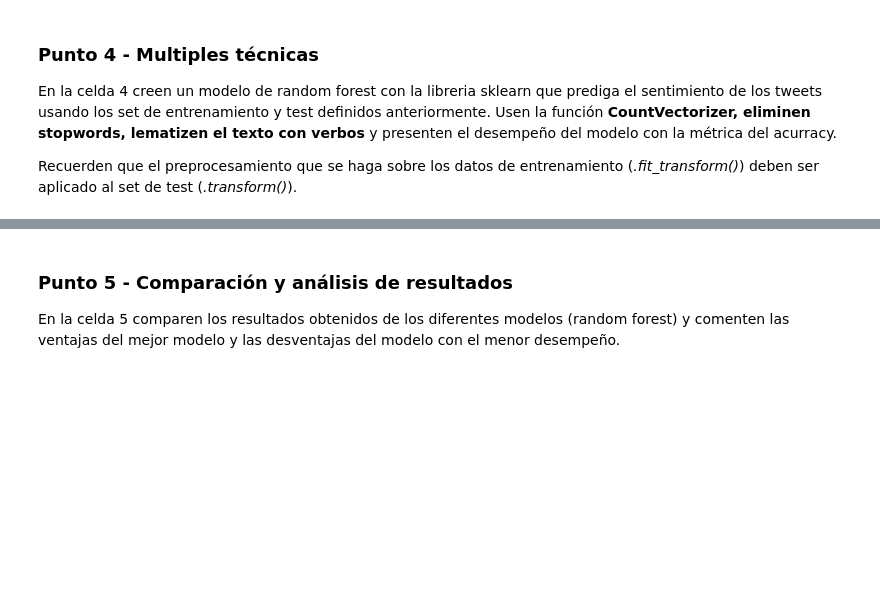
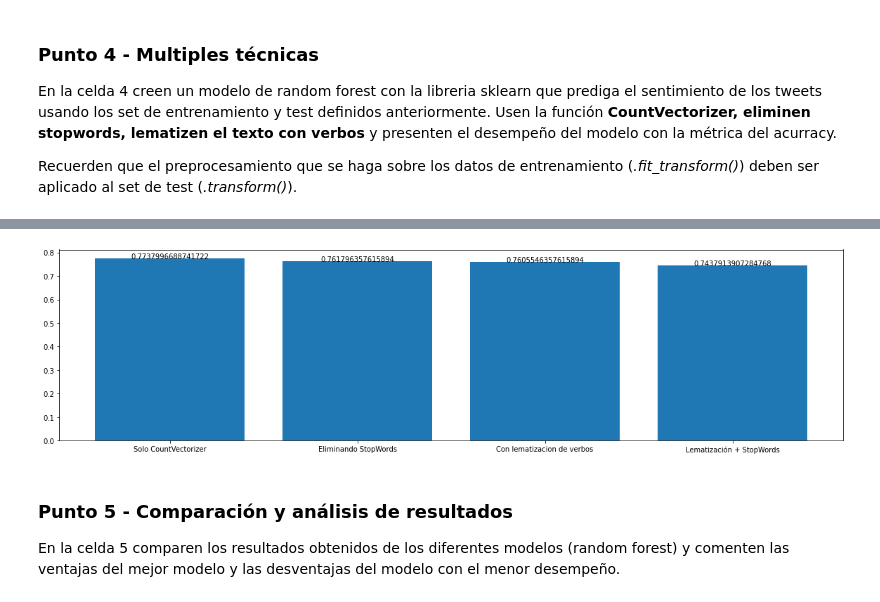
Before and after one commit to jboca-andes/MIAD_ML_and_NLP, a Jupyter notebook: Semana 5/S5TC1_Analisis_Sentimientos.ipynb, the cells around one changed output, grey strips where cells are left out. Saved outputs shown, nothing was run; the diff lists cells and outputs as text; code cells hidden in the pictures; blank space fills up the shorter version.

```diff
--- a/Semana 5/S5TC1_Analisis_Sentimientos.ipynb
+++ b/Semana 5/S5TC1_Analisis_Sentimientos.ipynb
@@ -147,10 +179,13 @@ En la celda 4 creen un modelo de random forest con la libreria sklearn que predi
 Recuerden que el preprocesamiento que se haga sobre los datos de entrenamiento  (*.fit_transform()*) deben ser aplicado al set de test (*.transform()*).
 # %%
 # Celda 4
+%time
 vec = CountVectorizer(tokenizer=lematizador(), stop_words="english")
 rfc = RandomForestClassifier()
 X_train_vec = vec.fit_transform(X_train)
 rfc.fit(X_train_vec, y_train)
 test = rfc.predict(vec.transform(X_test))
 accuracy_score(y_test, test)
+resultados["Lematización + StopWords"] = accuracy_score(y_test, test)
+graficar(resultados)
 # %% [output]
@@ -158,3 +194,4 @@ accuracy_score(y_test, test)
+[figure, added]
 # %% [markdown]
 ### Punto 5 - Comparación y análisis de resultados
 
```
Also changed, not shown: parts of 9 cells of this notebook.
